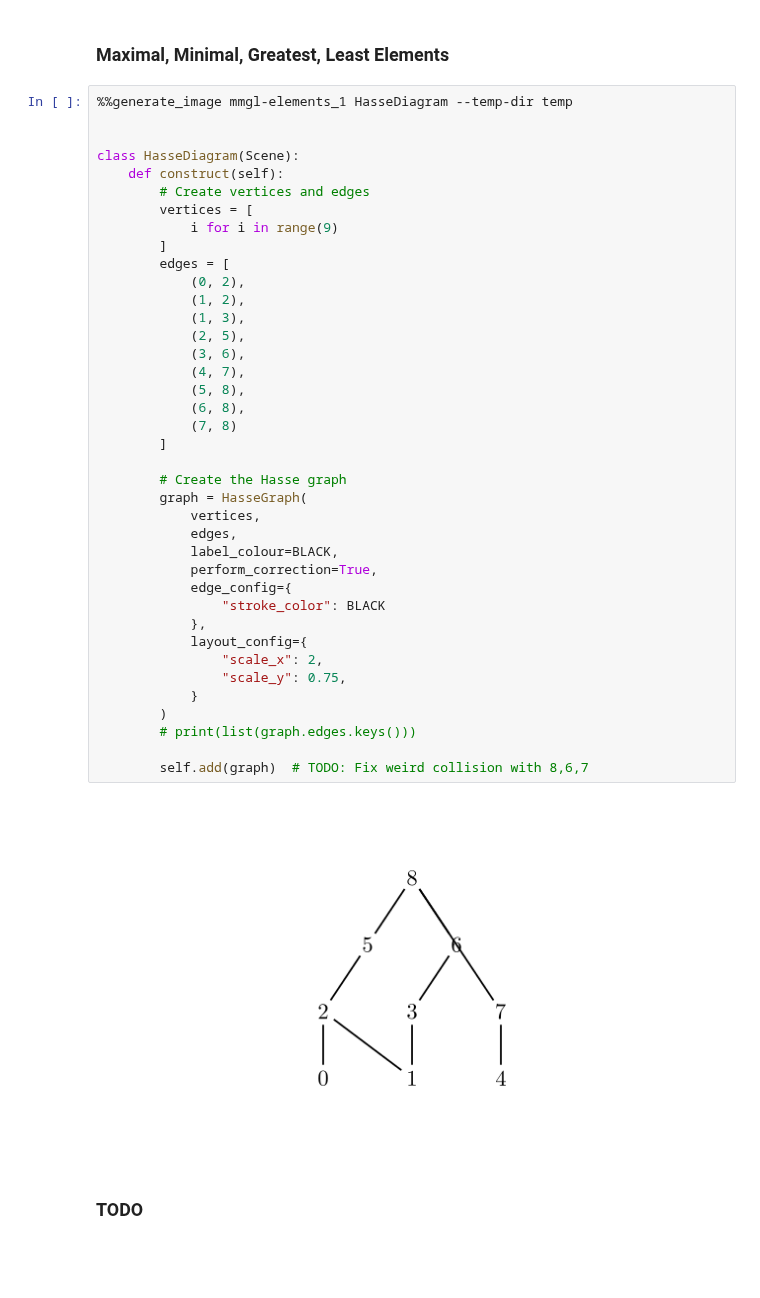
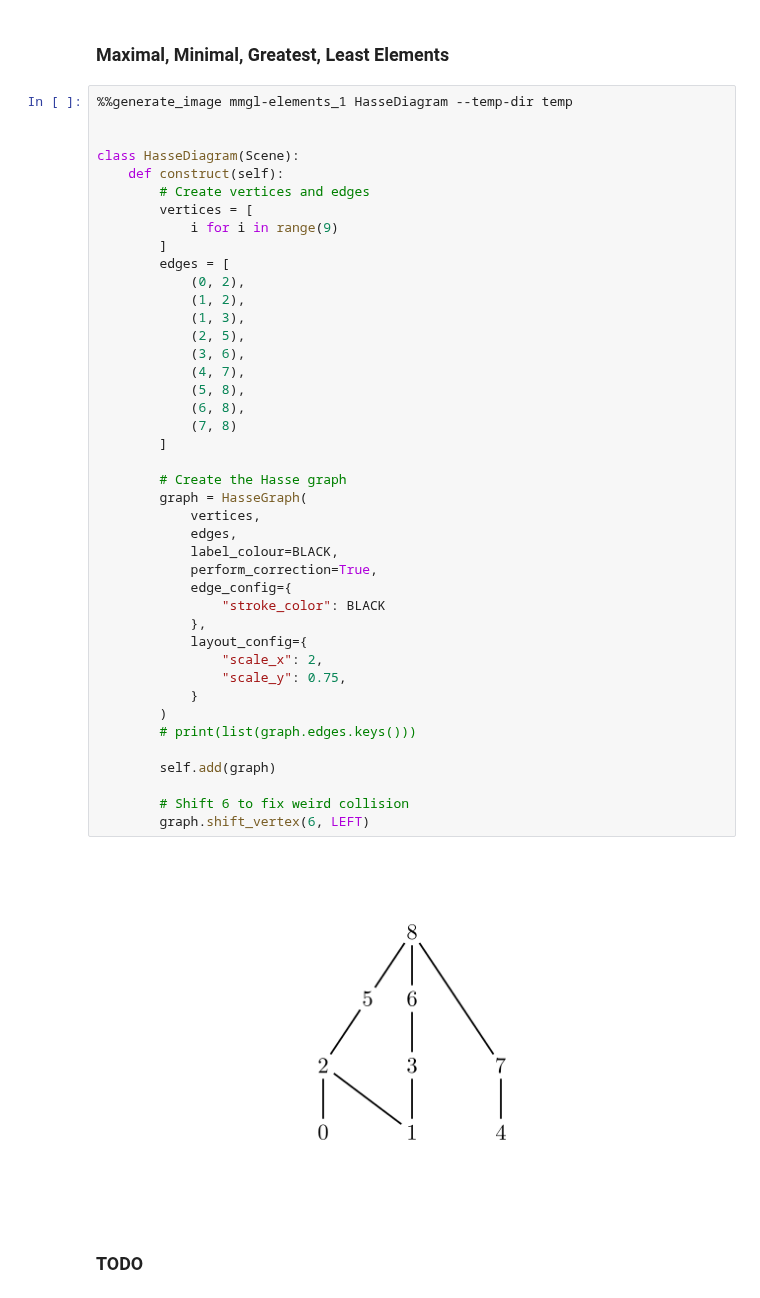
Before and after one commit to PhotonicGluon/NZQRC-Book, a Jupyter notebook: code/image_generation/notebooks/part-2/relations-2.ipynb, the cells around one changed output. Saved outputs shown, nothing was run; the diff lists cells and outputs as text; blank space fills up the shorter version.

```diff
--- a/code/image_generation/notebooks/part-2/relations-2.ipynb
+++ b/code/image_generation/notebooks/part-2/relations-2.ipynb
@@ -736,34 +736,37 @@ class HasseDiagram(Scene):
         ]
         edges = [
             (0, 2),
             (1, 2),
             (1, 3),
             (2, 5),
             (3, 6),
             (4, 7),
             (5, 8),
             (6, 8),
             (7, 8)
         ]
 
         # Create the Hasse graph
         graph = HasseGraph(
             vertices,
             edges,
             label_colour=BLACK,
             perform_correction=True,
             edge_config={
                 "stroke_color": BLACK
             },
             layout_config={
                 "scale_x": 2,
                 "scale_y": 0.75,
             }
         )
         # print(list(graph.edges.keys()))
 
-        self.add(graph)  # TODO: Fix weird collision with 8,6,7
+        self.add(graph)
+
+        # Shift 6 to fix weird collision
+        graph.shift_vertex(6, LEFT)
 # %% [output]
-[figure, old version]
+[figure, new version]
 # %% [markdown]
 ### TODO
```
Also changed, not shown: 1 other file.
